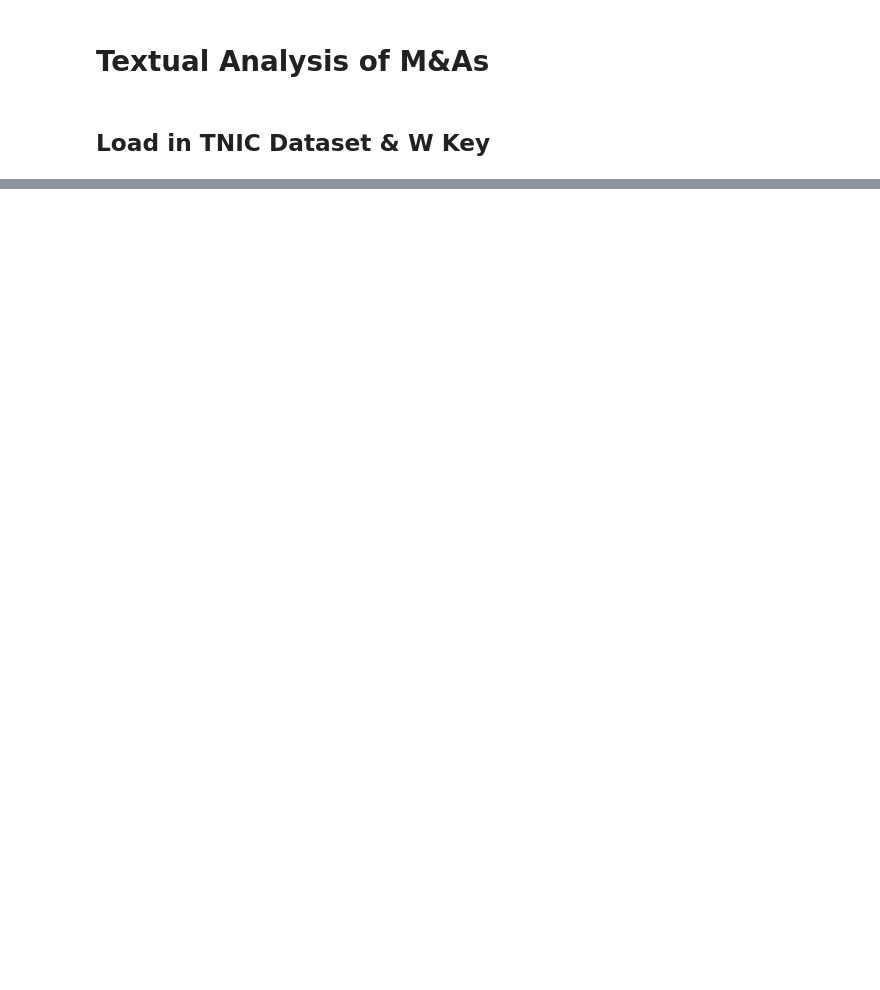
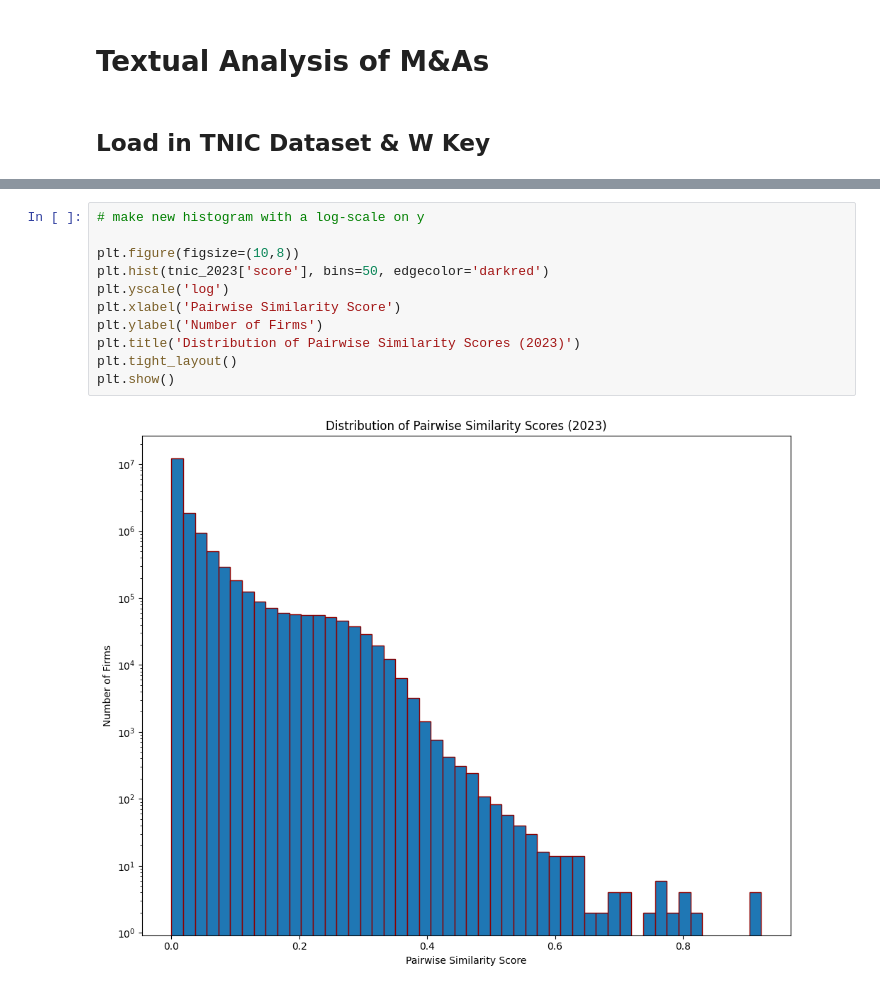
Before and after one commit to Ethan964/Textual_Analysis, a Jupyter notebook: tnic.ipynb, the cells around one changed output, grey strips where cells are left out. Saved outputs shown, nothing was run; the diff lists cells and outputs as text; blank space fills up the shorter version.

```diff
--- a/tnic.ipynb
+++ b/tnic.ipynb
@@ -13,0 +73,13 @@ FileNotFoundError: [Errno 2] No such file or directory: './tnic_all_data/tnicall
+# %%
+# make new histogram with a log-scale on y
+
+plt.figure(figsize=(10,8))
+plt.hist(tnic_2023['score'], bins=50, edgecolor='darkred')
+plt.yscale('log')
+plt.xlabel('Pairwise Similarity Score')
+plt.ylabel('Number of Firms')
+plt.title('Distribution of Pairwise Similarity Scores (2023)')
+plt.tight_layout()
+plt.show()
+# %% [output]
+[figure, added]
```
Also changed, not shown: parts of 6 cells of this notebook.
